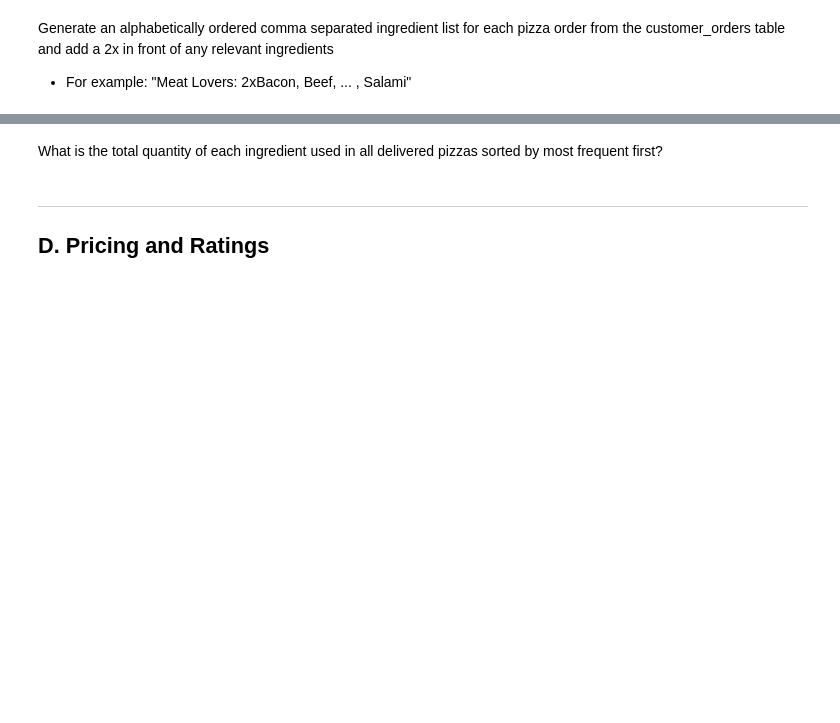
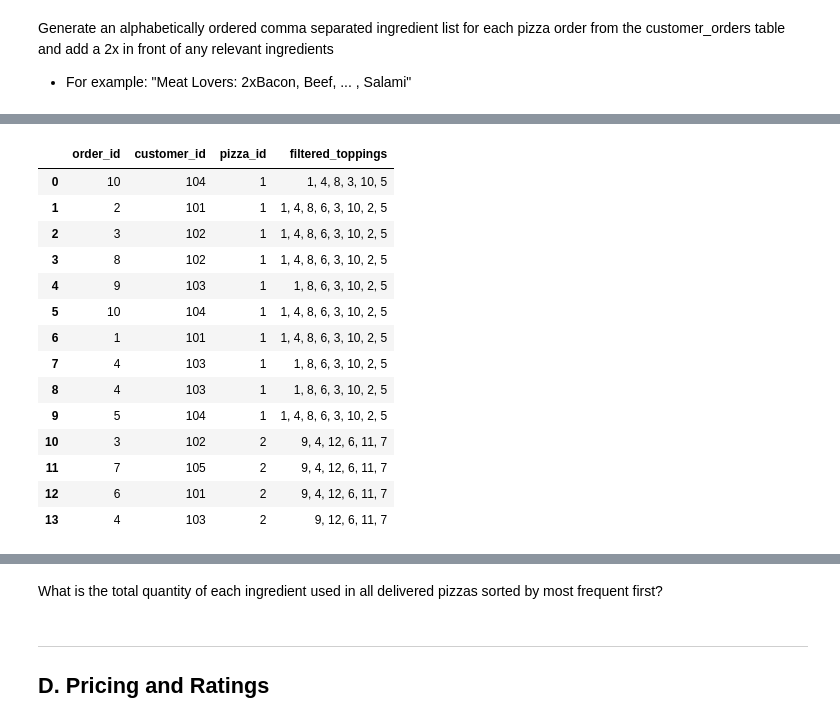
Before and after one commit to jacorwin/CodeExamples, a Jupyter notebook: SQL/SQL_Example_CaseStudy2.ipynb, the cells around one changed output, grey strips where cells are left out. Drawn from its saved outputs; the diff is of its cells as text; code cells hidden in the pictures; blank space fills up the shorter version.

```diff
--- a/SQL/SQL_Example_CaseStudy2.ipynb
+++ b/SQL/SQL_Example_CaseStudy2.ipynb
@@ -768,0 +874,55 @@ Generate an alphabetically ordered comma separated ingredient list for each pizz
+# %%
+query = """
+    WITH toppings_exclusions AS (
+        SELECT
+            co.order_id,
+            co.customer_id,
+            co.pizza_id,
+            STRING_TO_ARRAY(pr.toppings, ', ') AS toppings_array,
+            COALESCE(STRING_TO_ARRAY(co.exclusions, ', '), ARRAY[]::VARCHAR[]) AS exclusions_array
+        FROM customer_orders AS co
+        JOIN pizza_recipes AS pr ON co.pizza_id = pr.pizza_id
+    ),
+    filtered_toppings AS (
+        SELECT
+            order_id,
+            customer_id,
+            pizza_id,
+            ARRAY(
+                SELECT UNNEST(toppings_array)
+                EXCEPT
+                SELECT UNNEST(exclusions_array)
+            ) AS filtered_toppings_array
+        FROM toppings_exclusions
+    )
+    SELECT
+        order_id,
+        customer_id,
+        pizza_id,
+        ARRAY_TO_STRING(filtered_toppings_array, ', ') AS filtered_toppings
+    FROM filtered_toppings
+    ;
+    """
+
+cursor.execute(query)
+sql_table = cursor.fetchall()
+column_names = [desc[0] for desc in cursor.description]
+
+pizza_ingr_list_df = pd.DataFrame(sql_table, columns=column_names)
+pizza_ingr_list_df
+# %% [output]
+|  | order_id | customer_id | pizza_id | filtered_toppings |
+| 0 | 10 | 104 | 1 | 1, 4, 8, 3, 10, 5 |
+| 1 | 2 | 101 | 1 | 1, 4, 8, 6, 3, 10, 2, 5 |
+| 2 | 3 | 102 | 1 | 1, 4, 8, 6, 3, 10, 2, 5 |
+| 3 | 8 | 102 | 1 | 1, 4, 8, 6, 3, 10, 2, 5 |
+| 4 | 9 | 103 | 1 | 1, 8, 6, 3, 10, 2, 5 |
+| 5 | 10 | 104 | 1 | 1, 4, 8, 6, 3, 10, 2, 5 |
+| 6 | 1 | 101 | 1 | 1, 4, 8, 6, 3, 10, 2, 5 |
+| 7 | 4 | 103 | 1 | 1, 8, 6, 3, 10, 2, 5 |
+| 8 | 4 | 103 | 1 | 1, 8, 6, 3, 10, 2, 5 |
+| 9 | 5 | 104 | 1 | 1, 4, 8, 6, 3, 10, 2, 5 |
+| 10 | 3 | 102 | 2 | 9, 4, 12, 6, 11, 7 |
+| 11 | 7 | 105 | 2 | 9, 4, 12, 6, 11, 7 |
+| 12 | 6 | 101 | 2 | 9, 4, 12, 6, 11, 7 |
+| 13 | 4 | 103 | 2 | 9, 12, 6, 11, 7 |
```
Also changed, not shown: parts of 5 cells of this notebook, 1 other file.
